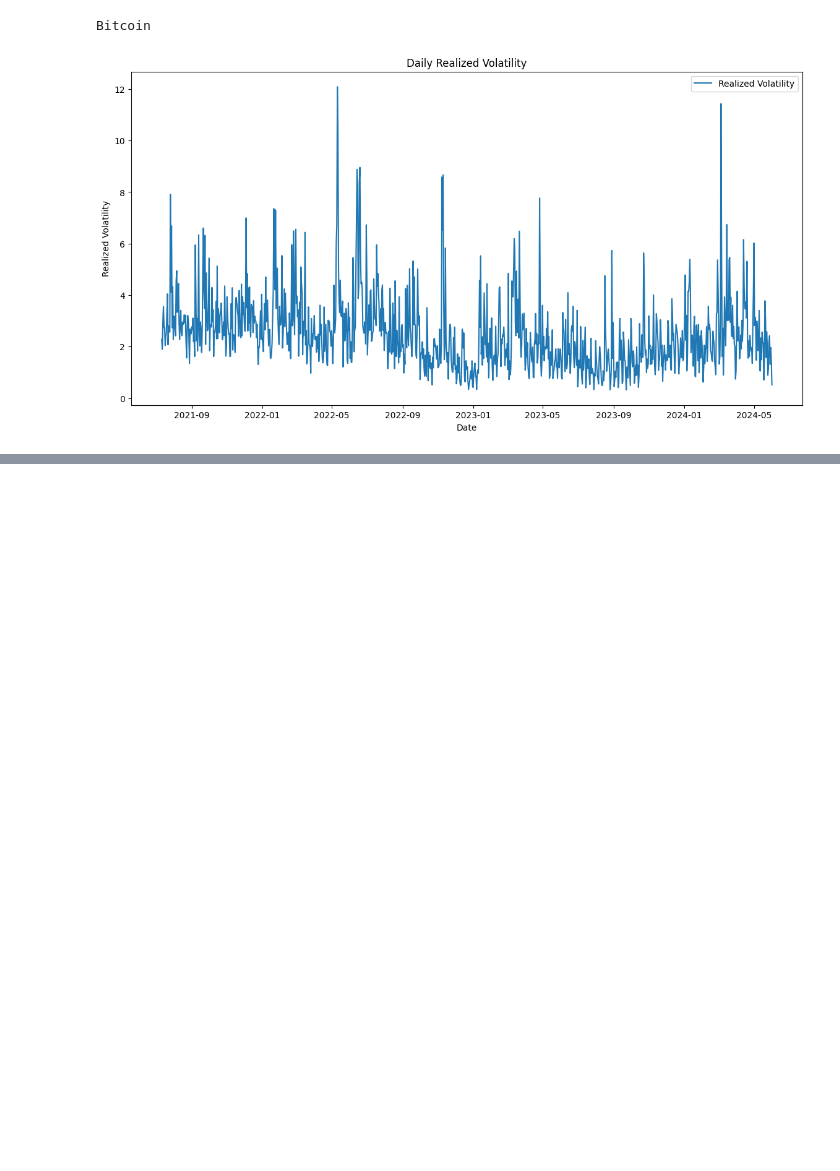
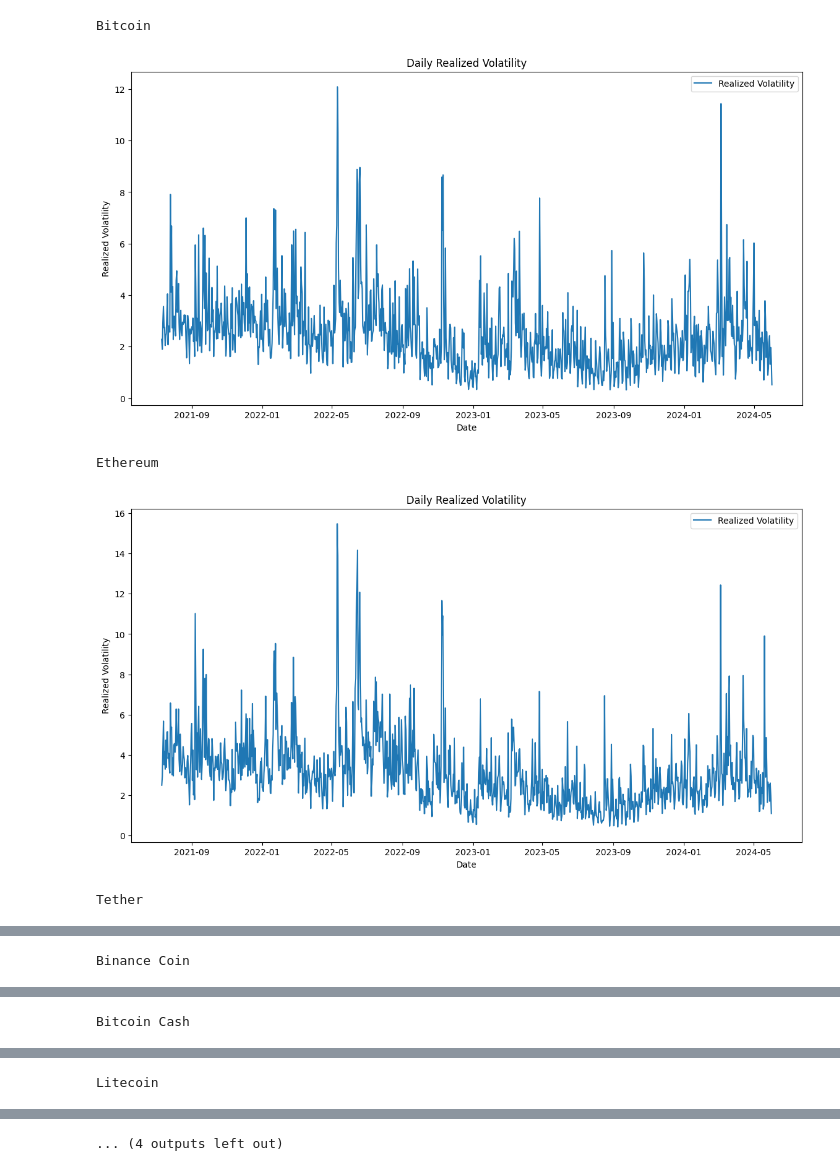
Before and after one commit to Notenkraker02/Bachelor-Thesis, a Jupyter notebook: forecasting/data_preprocessing/show_data.ipynb, the cells around one changed output, grey strips where cells are left out. Cells and saved outputs as stored; diff of their text form; code cells hidden in the pictures; blank space fills up the shorter version.

```diff
--- a/forecasting/data_preprocessing/show_data.ipynb
+++ b/forecasting/data_preprocessing/show_data.ipynb
@@ -1,9 +1,20 @@
-# %%
-from obtain_data import obtainData, plot_volatility
-
-coin = "Bitcoin"
-X, Y, X_ridge = obtainData(coin)
-plot_volatility(Y)
-# %% [output]
-Bitcoin
-[figure, removed]
+# %%
+import os
+import sys
+current_dir = os.path.dirname(r"C:\Users\JNoot\Documents\University\Bachelor Thesis\New Code\forecasting\data_preprocessing")
+parent_dir = os.path.abspath(os.path.join(current_dir, os.pardir))
+sys.path.insert(0, parent_dir)
+sys.path.append(os.path.dirname(os.path.abspath(r"C:\Users\JNoot\Documents\University\Bachelor Thesis\New Code\forecasting\data_preprocessing\show_data.ipynb")) + '/..')
+from obtain_data import obtainData, plot_volatility
+
+coins = ["Bitcoin", "Ethereum", "Tether", "Binance Coin", "Bitcoin Cash", "Litecoin", "Internet Computer", "Polygon"]
+
+for coin in coins:
+    X, Y, X_ridge = obtainData(coin)
+    plot_volatility(Y)
+# %% [output]
+Bitcoin
+[figure, added]
+Ethereum
+[figure, added]
+Tether
@@ -9,0 +22 @@ Bitcoin
+Binance Coin
@@ -9,0 +24 @@ Bitcoin
+Bitcoin Cash
@@ -9,0 +26 @@ Bitcoin
+Litecoin
@@ -9,0 +28 @@ Bitcoin
+... (4 outputs left out)
```
Also changed, not shown: parts of 1 cell of this notebook, 14 other files.
